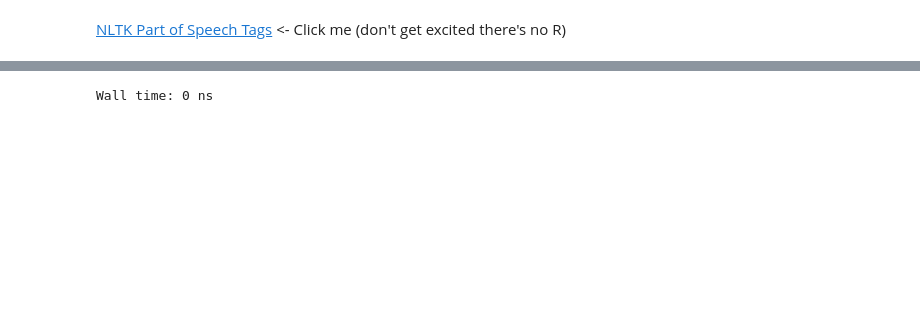
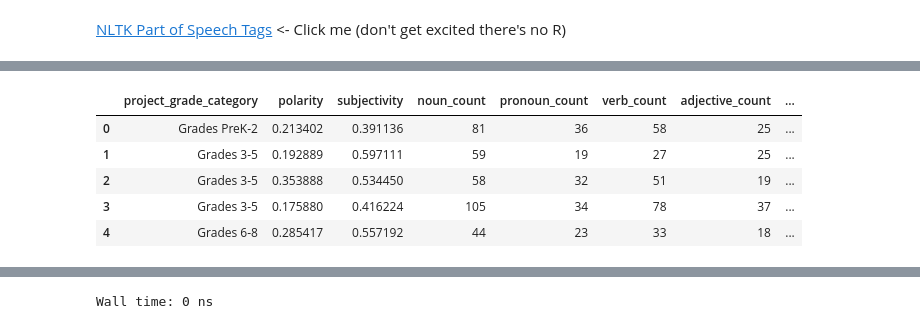
Before and after one commit to coreyclip/DonorsChoose, a Jupyter notebook: cleaning.ipynb, the cells around one changed output, grey strips where cells are left out. Drawn from its saved outputs; the diff is of its cells as text; code cells hidden in the pictures; blank space fills up the shorter version.

```diff
--- a/cleaning.ipynb
+++ b/cleaning.ipynb
@@ -43,6 +44,8 @@ train = pd.read_csv('../data/train.csv', parse_dates=['project_submitted_datetim
 test = pd.read_csv('../data/test.csv', parse_dates=['project_submitted_datetime'])
 hopes = pd.read_csv('../data/resources.csv').fillna(missing_token)
 
-# lets make a master df of the train and test data to make our lives easier!
-df = pd.concat([train,test], axis=0)
+# # lets make a master df of the train and test data to make our lives easier!
+# df = pd.concat([train,test], axis=0)
+# no lets not that was awful
+df = train
 # %% [output]
@@ -188,5 +170,0 @@ Wall time: 0 ns
-# %%
-%%time
-# Now lets apply those functions to our df
-df['polarity'] = df['text'].apply(get_polarity)
-df['subjectivity'] = df['text'].apply(get_subjectivity)
@@ -196,0 +221,3 @@ Wall time: 333 ms
+# %%
+%%time
+df[['polarity', 'subjectivity', 'noun_count', 'pronoun_count', 'verb_count', 'adjective_count', 'adverb_count']] = pd.DataFrame([(blob_the_text(row['text'])) for index, row in df.iterrows()], index = df.index)
@@ -196,0 +226,9 @@ Wall time: 333 ms
+# %%
+df[['project_grade_category', 'polarity', 'subjectivity', 'noun_count', 'pronoun_count', 'verb_count', 'adjective_count', 'adverb_count']].head()
+# %% [output]
+|  | project_grade_category | polarity | subjectivity | noun_count | pronoun_count | verb_count | adjective_count | ... |
+| 0 | Grades PreK-2 | 0.213402 | 0.391136 | 81 | 36 | 58 | 25 | ... |
+| 1 | Grades 3-5 | 0.192889 | 0.597111 | 59 | 19 | 27 | 25 | ... |
+| 2 | Grades 3-5 | 0.353888 | 0.534450 | 58 | 32 | 51 | 19 | ... |
+| 3 | Grades 3-5 | 0.175880 | 0.416224 | 105 | 34 | 78 | 37 | ... |
+| 4 | Grades 6-8 | 0.285417 | 0.557192 | 44 | 23 | 33 | 18 | ... |
```
Also changed, not shown: parts of 29 cells of this notebook, 1 other file.
